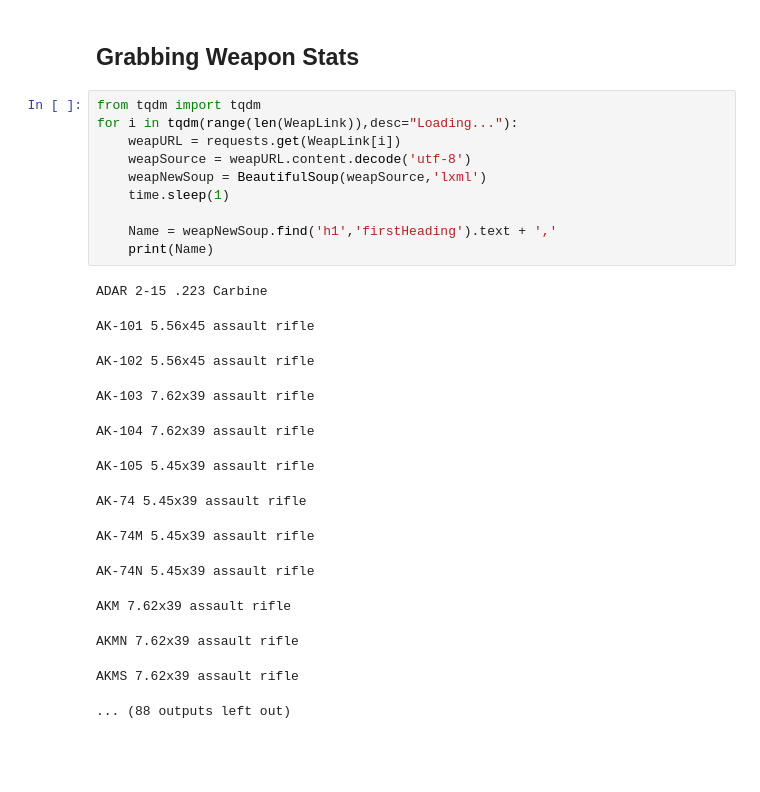
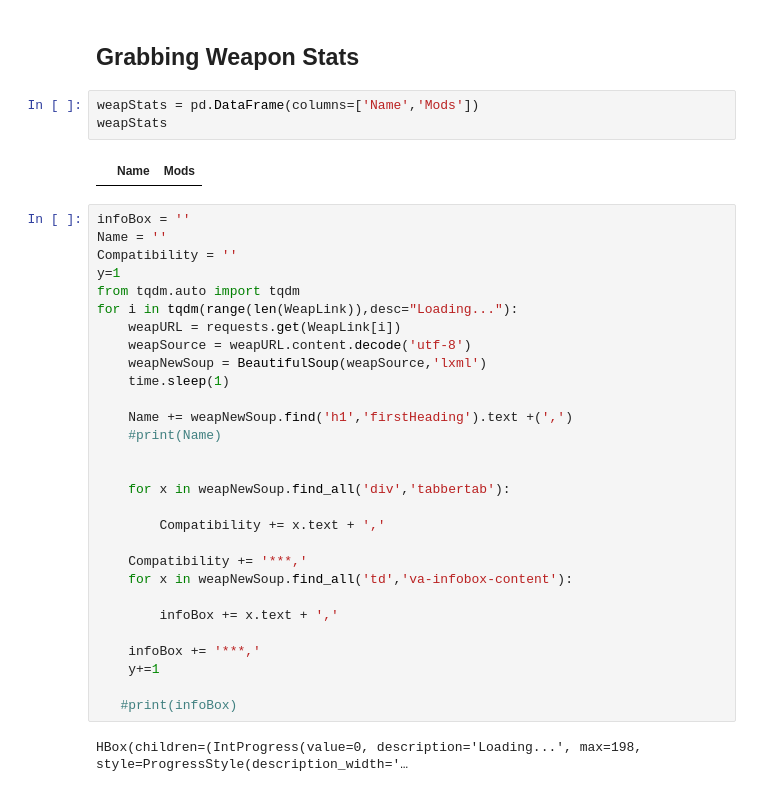
Before and after one commit to difonz/Tarkov-Gun-Mod, a Jupyter notebook: Data/WeaponsDatasheet.ipynb, the cells around one changed output. Cells and saved outputs as stored; diff of their text form; blank space fills up the shorter version.

Commit message:
Weapon Stats finished

```diff
--- a/Data/WeaponsDatasheet.ipynb
+++ b/Data/WeaponsDatasheet.ipynb
@@ -179,27 +179,39 @@ WeapLink
  'https://escapefromtarkov.gamepedia.com/MON-50']
 # %% [markdown]
 ## Grabbing Weapon Stats ##
+# %%
+weapStats = pd.DataFrame(columns=['Name','Mods'])
+weapStats
+# %% [output]
+|  | Name | Mods |
 # %%
-from tqdm import tqdm
+infoBox = ''
+Name = ''
+Compatibility = ''
+y=1
+from tqdm.auto import tqdm
 for i in tqdm(range(len(WeapLink)),desc="Loading..."):
     weapURL = requests.get(WeapLink[i])
     weapSource = weapURL.content.decode('utf-8')
     weapNewSoup = BeautifulSoup(weapSource,'lxml')
     time.sleep(1)
 
-    Name = weapNewSoup.find('h1','firstHeading').text + ','
-    print(Name)
+    Name += weapNewSoup.find('h1','firstHeading').text +(',')
+    #print(Name)
+
+
+    for x in weapNewSoup.find_all('div','tabbertab'):
+
+        Compatibility += x.text + ','
+
+    Compatibility += '***,'
+    for x in weapNewSoup.find_all('td','va-infobox-content'):
+
+        infoBox += x.text + ','
+
+    infoBox += '***,'
+    y+=1
+
+   #print(infoBox)
 # %% [output]
-ADAR 2-15 .223 Carbine
+HBox(children=(IntProgress(value=0, description='Loading...', max=198, style=ProgressStyle(description_width='…
-AK-101 5.56x45 assault rifle
-AK-102 5.56x45 assault rifle
-AK-103 7.62x39 assault rifle
-AK-104 7.62x39 assault rifle
-AK-105 5.45x39 assault rifle
-AK-74 5.45x39 assault rifle
-AK-74M 5.45x39 assault rifle
-AK-74N 5.45x39 assault rifle
-AKM 7.62x39 assault rifle
-AKMN 7.62x39 assault rifle
-AKMS 7.62x39 assault rifle
-... (88 outputs left out)
```
Also changed, not shown: parts of 5 cells of this notebook, 3 other files.
